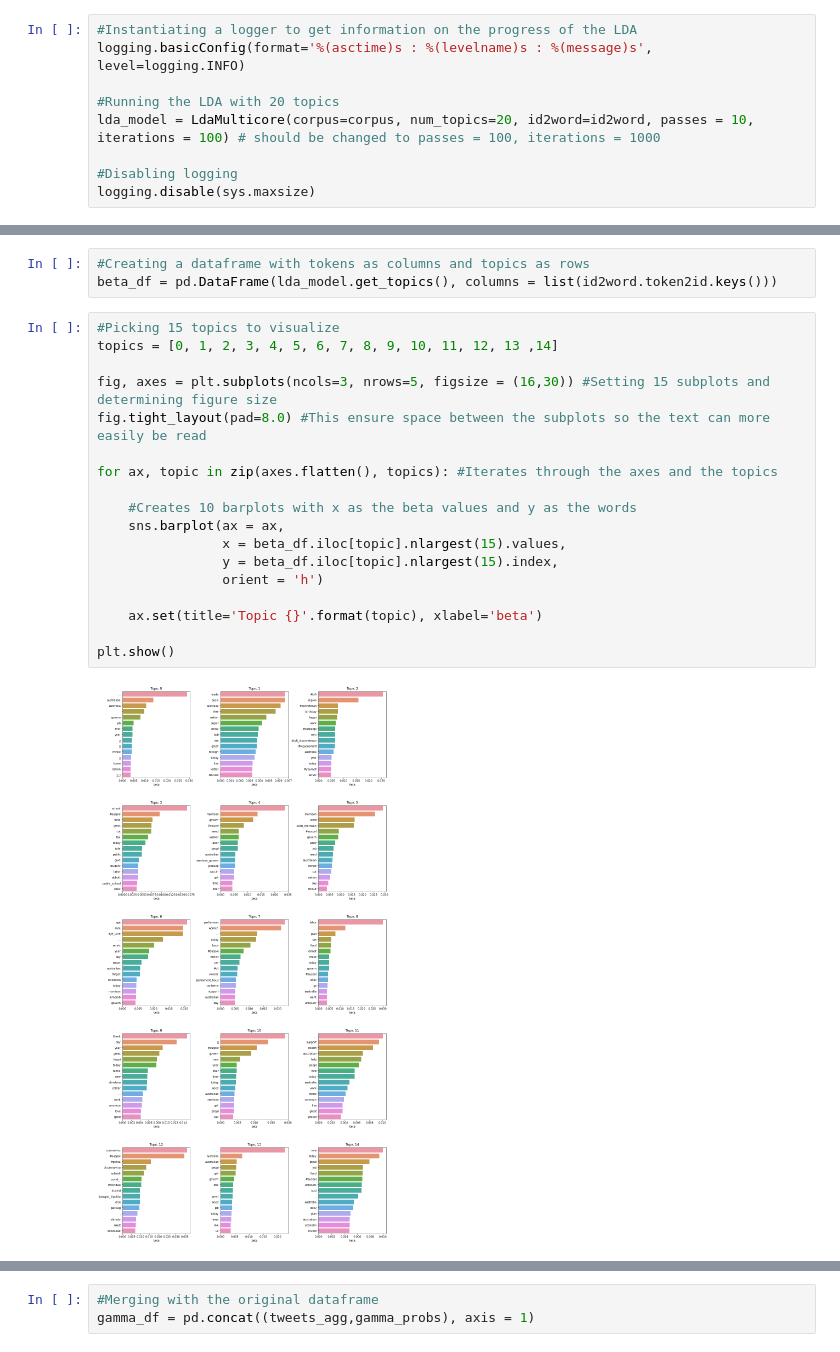
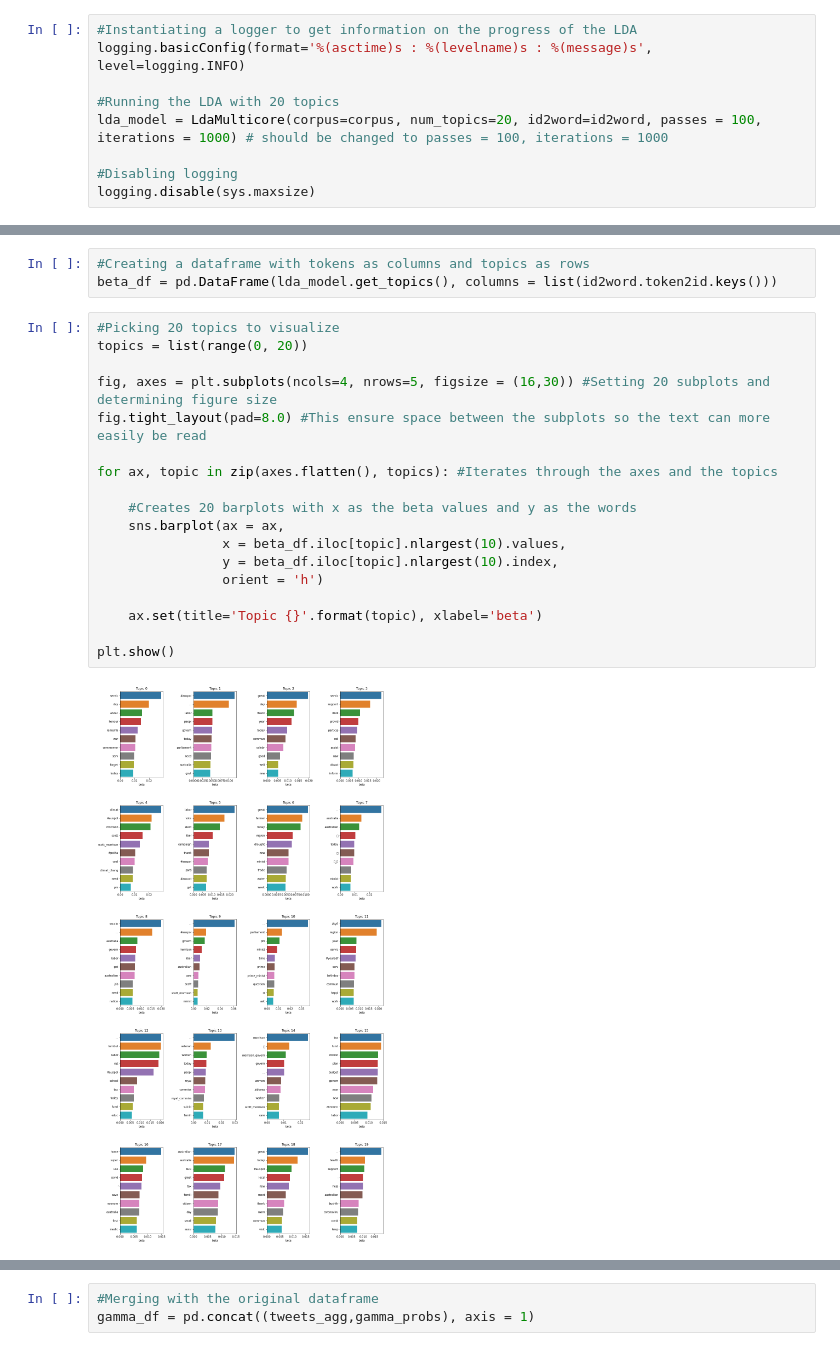
Before and after one commit to frederik-kilpinen/Exam2021-DM-ASDS2, a Jupyter notebook: topic_models.ipynb, the cells around one changed output, grey strips where cells are left out. Drawn from its saved outputs; the diff is of its cells as text.

```diff
--- a/topic_models.ipynb
+++ b/topic_models.ipynb
@@ -191,7 +211,7 @@ corpus = [id2word.doc2bow(doc) for doc in tweets_agg['tokens']]
 logging.basicConfig(format='%(asctime)s : %(levelname)s : %(message)s', level=logging.INFO)
 
 #Running the LDA with 20 topics
-lda_model = LdaMulticore(corpus=corpus, num_topics=20, id2word=id2word, passes = 10, iterations = 100) # should be changed to passes = 100, iterations = 1000
+lda_model = LdaMulticore(corpus=corpus, num_topics=20, id2word=id2word, passes = 100, iterations = 1000) # should be changed to passes = 100, iterations = 1000
 
 #Disabling logging
 logging.disable(sys.maxsize)
@@ -227,25 +265,25 @@ school #auspol fund great cut tax today tafe public govt
 #Creating a dataframe with tokens as columns and topics as rows
 beta_df = pd.DataFrame(lda_model.get_topics(), columns = list(id2word.token2id.keys()))
 # %%
-#Picking 15 topics to visualize
-topics = [0, 1, 2, 3, 4, 5, 6, 7, 8, 9, 10, 11, 12, 13 ,14]
+#Picking 20 topics to visualize
+topics = list(range(0, 20))
 
-fig, axes = plt.subplots(ncols=3, nrows=5, figsize = (16,30)) #Setting 15 subplots and determining figure size
+fig, axes = plt.subplots(ncols=4, nrows=5, figsize = (16,30)) #Setting 20 subplots and determining figure size
 fig.tight_layout(pad=8.0) #This ensure space between the subplots so the text can more easily be read
 
 for ax, topic in zip(axes.flatten(), topics): #Iterates through the axes and the topics
 
-    #Creates 10 barplots with x as the beta values and y as the words
+    #Creates 20 barplots with x as the beta values and y as the words
     sns.barplot(ax = ax,
-                x = beta_df.iloc[topic].nlargest(15).values,
-                y = beta_df.iloc[topic].nlargest(15).index,
+                x = beta_df.iloc[topic].nlargest(10).values,
+                y = beta_df.iloc[topic].nlargest(10).index,
                 orient = 'h')
 
     ax.set(title='Topic {}'.format(topic), xlabel='beta')
 
 plt.show()
 # %% [output]
-[figure, old version]
+[figure, new version]
 # %%
 #Insert the corpus of documents in bag of word format and get a list of (topic, probability) per document.
 document_topics = list(lda_model.get_document_topics(corpus))
```
Also changed, not shown: parts of 10 cells of this notebook.
